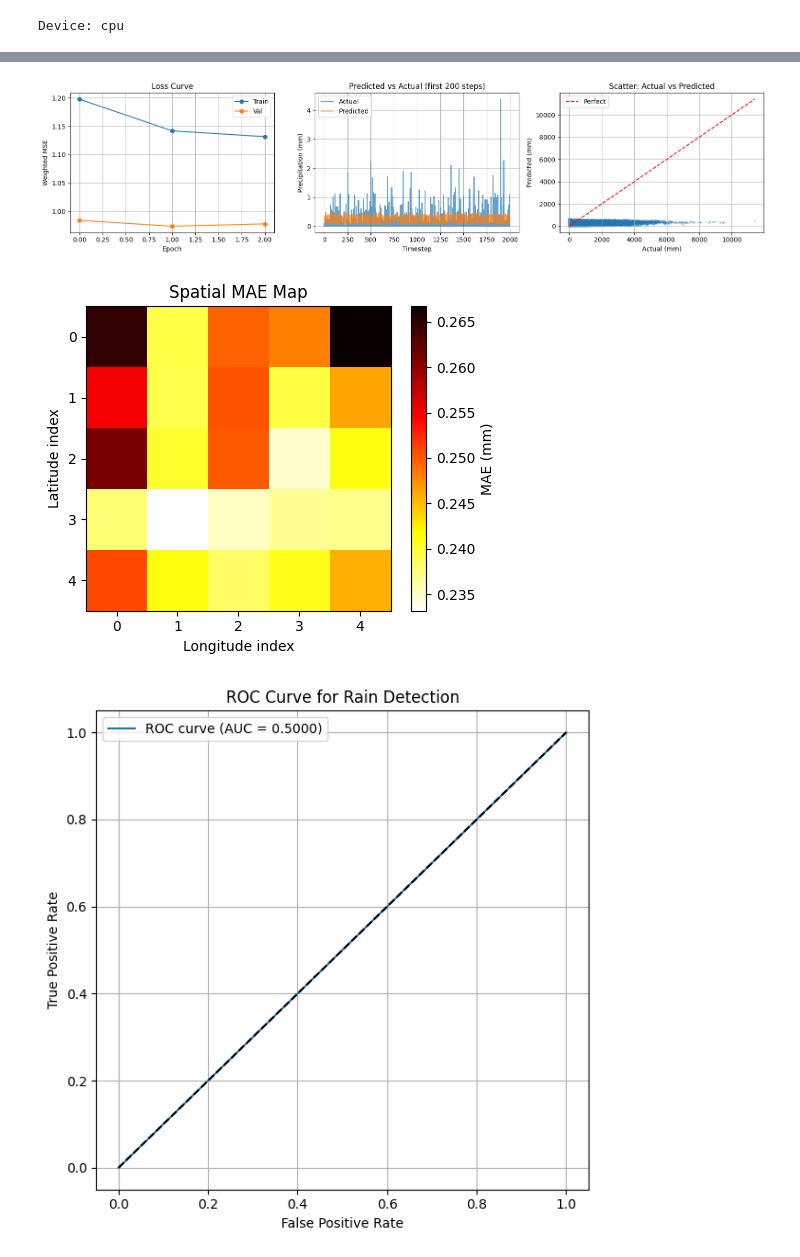
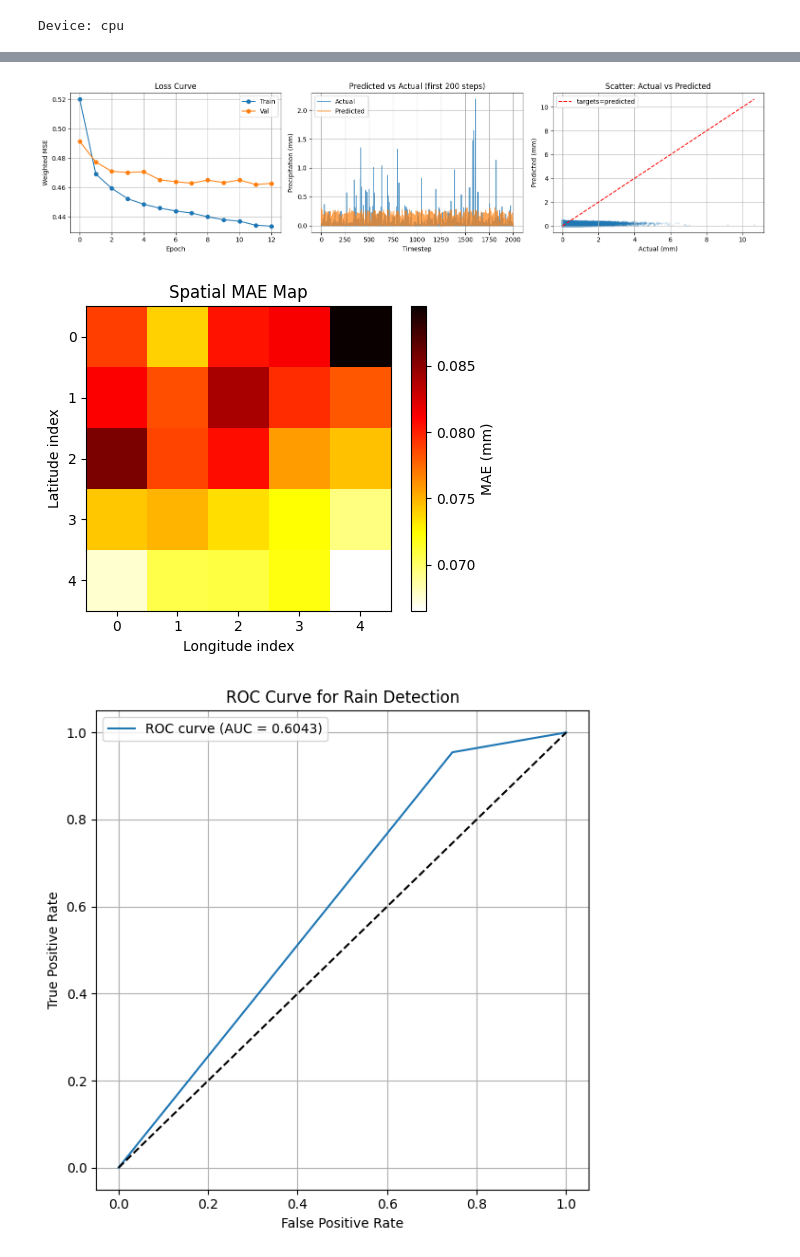
Before and after one commit to CarlaMailin/Predicting-the-Future---Machine-Learning-Weather-Prediction-Model, a Jupyter notebook: topics/training on wrong years - Mailin/CNNLSTM_train_10_years.ipynb, the cells around one changed output, grey strips where cells are left out. Saved outputs shown, nothing was run; the diff lists cells and outputs as text; code cells hidden in the pictures.

```diff
--- a/topics/training on wrong years - Mailin/CNNLSTM_train_10_years.ipynb
+++ b/topics/training on wrong years - Mailin/CNNLSTM_train_10_years.ipynb
@@ -199,13 +226,23 @@ class ConvLSTMModel(nn.Module):
 # %%
 RAIN_THRESH_LOG = np.log1p(RAIN_THRESH)
 
+# tune these:
+RAIN_WEIGHT     = 10.0   # was 20.0 — lower = less aggressive rain upweighting
+BCE_POS_WEIGHT  = 2.0    # weight on positive (rainy) class in BCE — lower = penalise false alarms more
+
 def rain_loss(prob_logits, amount, target):
     rain_mask = (target > RAIN_THRESH_LOG).float()
-    bce       = nn.functional.binary_cross_entropy_with_logits(prob_logits, rain_mask)
-    weight    = 1.0 + 20.0 * rain_mask
-    mse       = (weight * (amount - target) ** 2).mean()
-    mae       = (weight * torch.abs(amount - target)).mean()
-    amt_loss  = 0.7 * mse + 0.3 * mae
+
+    # pos_weight < 1 penalises false alarms more than misses
+    pos_w = torch.tensor(BCE_POS_WEIGHT, device=prob_logits.device)
+    bce   = nn.functional.binary_cross_entropy_with_logits(
+                prob_logits, rain_mask, pos_weight=pos_w)
+
+    weight   = 1.0 + RAIN_WEIGHT * rain_mask
+    mse      = (weight * (amount - target) ** 2).mean()
+    mae      = (weight * torch.abs(amount - target)).mean()
+    amt_loss = 0.7 * mse + 0.3 * mae
+
     return bce + amt_loss, bce, amt_loss
 # %%
 best_hidden  = 32
@@ -223,9 +260,7 @@ va_loader = loader(X_va_sc,  y_va,     False)
 
 best_val, best_state = float("inf"), None
 train_losses, val_losses = [], []
-PATIENCE, patience_counter = 4, 0
-FINAL_EPOCHS = 30
-
+PATIENCE, patience_counter = 5, 0
 
 for epoch in range(FINAL_EPOCHS):
     model.train()
@@ -325,7 +375,6 @@ all_probs, all_amounts, all_targets = [], [], []
 with torch.no_grad():
     for xb, yb in tr_loader:
         xb = xb.to(device)
-        prob_pct = torch.sigmoid(prob_logits) * 100   # 0–100%
         prob_logits, amount = model(xb)
         prob = torch.sigmoid(prob_logits).cpu().numpy()   # (B, H, W) 0-1
         all_probs.append(prob)
@@ -354,7 +403,7 @@ bias = (preds_flat - targets_flat).mean()
 corr = np.corrcoef(targets_flat, preds_flat)[0, 1]
 
 # skill scores for rain detection (binary)
-threshold = 0.1 / 1000  # 0.1 mm threshold for "rain event"
+threshold = 0.01  # 0.1 mm threshold for "rain event"
 pred_rain   = preds_flat   > threshold
 target_rain = targets_flat > threshold
 
@@ -370,9 +419,9 @@ csi  = hits / (hits + misses + false_alarm + 1e-8)  # critical success index
 print("=" * 45)
 print("           TEST SET METRICS")
 print("=" * 45)
-print(f"  MAE          : {mae*1000:.4f} mm")
-print(f"  RMSE         : {rmse*1000:.4f} mm")
-print(f"  Bias         : {bias*1000:.4f} mm")
+print(f"  MAE          : {mae:.4f} mm")
+print(f"  RMSE         : {rmse:.4f} mm")
+print(f"  Bias         : {bias:.4f} mm")
 print(f"  Correlation  : {corr:.4f}")
 print("-" * 45)
 print(f"  POD (recall) : {pod:.4f}  (fraction of rain events caught)")
@@ -404,9 +453,9 @@ axes[1].legend()
 axes[1].grid(True)
 
 # ── 4. SCATTER PLOT ───────────────────────────────────────────────────────────
-axes[2].scatter(targets_flat * 1000, preds_flat * 1000, alpha=0.1, s=5)
-axes[2].plot([0, targets_flat.max()*1000],
-             [0, targets_flat.max()*1000], 'r--', label='Perfect')
+axes[2].scatter(targets_flat , preds_flat , alpha=0.1, s=5)
+axes[2].plot([0, targets_flat.max()],
+             [0, targets_flat.max()], 'r--', label='targets=predicted')
 axes[2].set_title('Scatter: Actual vs Predicted')
 axes[2].set_xlabel('Actual (mm)')
 axes[2].set_ylabel('Predicted (mm)')
@@ -414,7 +463,7 @@ axes[2].legend()
 axes[2].grid(True)
 
 plt.tight_layout()
-plt.savefig('evaluation.png', dpi=150)
+plt.savefig('plots/evaluation.png', dpi=150)
 plt.show()
 
 # ── 5. SPATIAL ERROR MAP ──────────────────────────────────────────────────────
@@ -427,7 +476,7 @@ ax.set_title('Spatial MAE Map')
 ax.set_xlabel('Longitude index')
 ax.set_ylabel('Latitude index')
 plt.tight_layout()
-plt.savefig('spatial_mae.png', dpi=150)
+plt.savefig('plots/spatial_mae.png', dpi=150)
 plt.show()
 
 # plot roc curve
@@ -443,7 +492,7 @@ plt.ylabel('True Positive Rate')
 plt.legend()
 plt.grid(True)
 plt.tight_layout()
-plt.savefig('roc_curve.png', dpi=150)
+plt.savefig('plots/roc_curve.png', dpi=150)
 plt.show()
 # %% [output]
 =============================================
@@ -460,4 +509,4 @@ plt.show()
 =============================================
-[figure, old version]
+[figure, new version]
-[figure, old version]
+[figure, new version]
-[figure, old version]
+[figure, new version]
```
Also changed, not shown: parts of 21 cells of this notebook, 41 other files.
